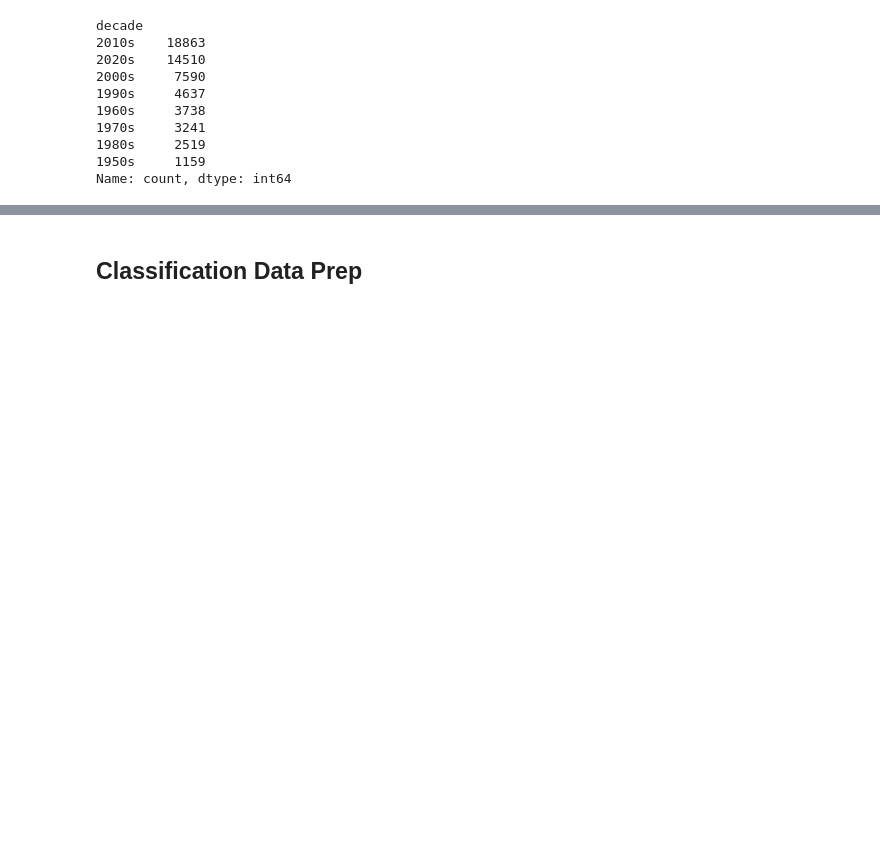
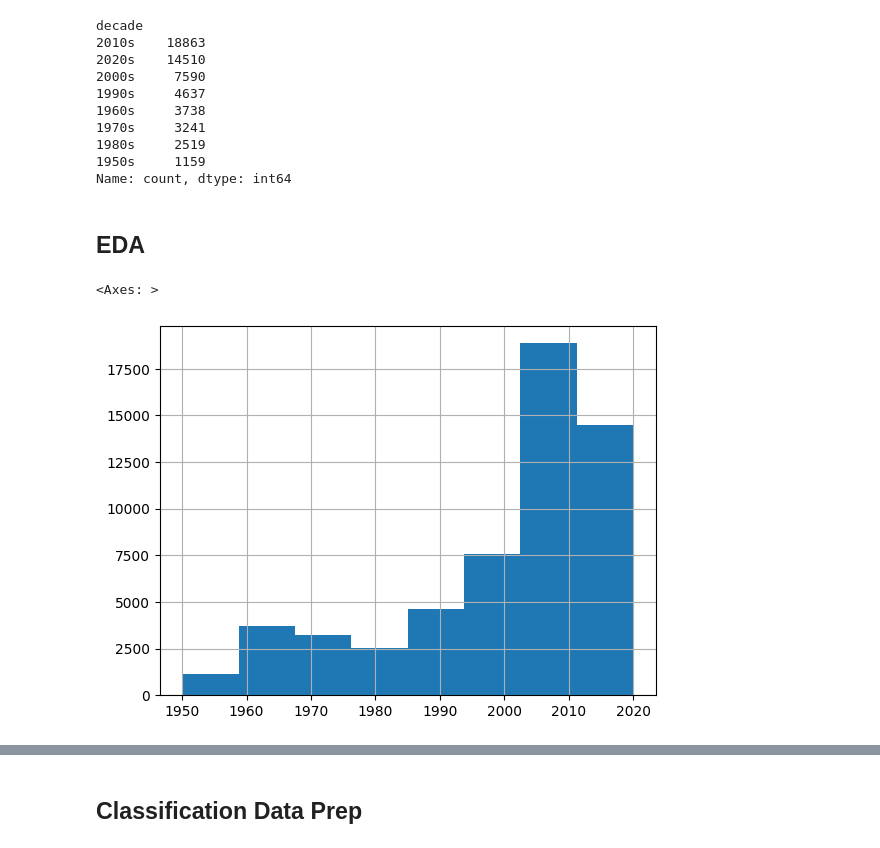
Before and after one commit to jbrismor/DSAN5300, a Jupyter notebook: docs/tracks_decades_classification.ipynb, the cells around one changed output, grey strips where cells are left out. Drawn from its saved outputs; the diff is of its cells as text; code cells hidden in the pictures; blank space fills up the shorter version.

```diff
--- a/docs/tracks_decades_classification.ipynb
+++ b/docs/tracks_decades_classification.ipynb
@@ -76,3 +76,20 @@ decade
 Name: count, dtype: int64
 # %%
 decades = tracks
+# %% [markdown]
+## EDA
+# %%
+# save tracks as df to avoid overwriting
+df = tracks
+
+# remove the s from the end of each decade
+df['decade'] = df['decade'].str.replace('s', '')
+
+# convert decade into an integer
+df['decade'] = df['decade'].astype(int)
+# %%
+# histogram of decades (width of 10 years)
+df['decade'].hist(bins=8)
+# %% [output]
+<Axes: >
+[figure, added]
```
Also changed, not shown: parts of 4 cells of this notebook, 5 other files.
